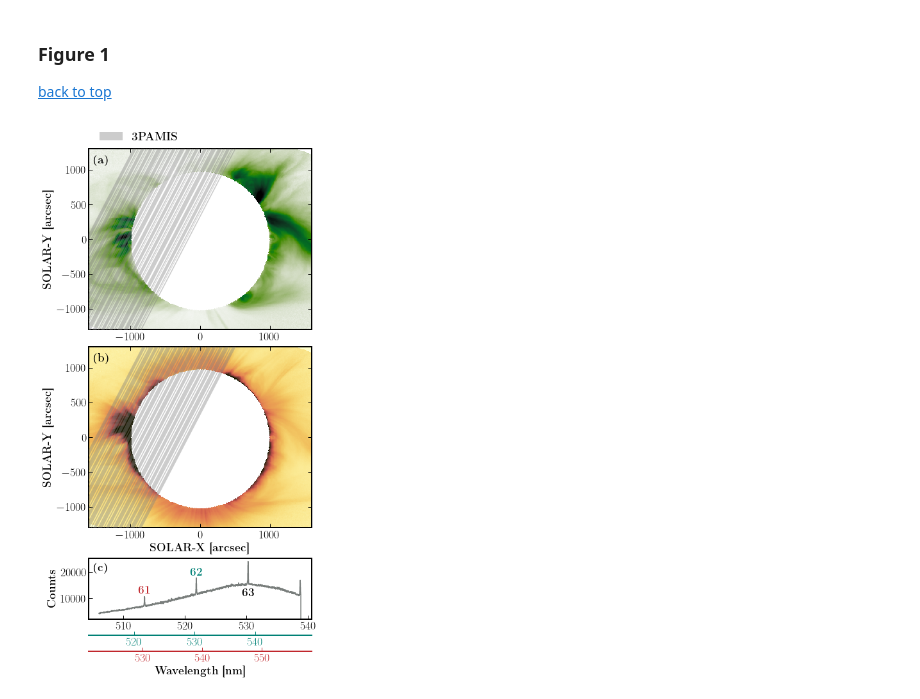
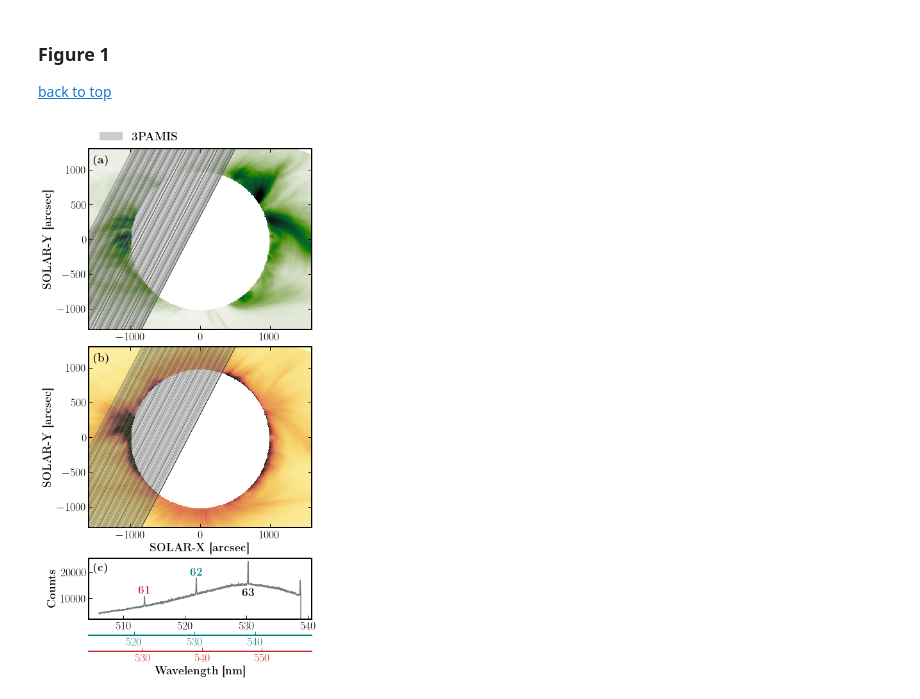
Before and after one commit to yjzhu-solar/Eclipse2017, a Jupyter notebook: ipynb/eclipse_data/obs_summary.ipynb, the cells around one changed output. Saved outputs shown, nothing was run; the diff lists cells and outputs as text; code cells hidden in the pictures.

```diff
--- a/ipynb/eclipse_data/obs_summary.ipynb
+++ b/ipynb/eclipse_data/obs_summary.ipynb
@@ -620,6 +620,8 @@ for ii, green_row_ in totality_green_df_ext.iterrows():
 
         ax1.fill_between(fill_between_x, fill_between_y_bottom, fill_between_y_top, alpha=0.4,color="grey",
                          linewidth=0,label=r"\textbf{3PAMIS}",zorder=3)
+        ax1.plot(fill_between_x, fill_between_y_bottom, alpha=1, color="#373C38",linewidth=0.5)
+        ax1.plot(fill_between_x, fill_between_y_top, alpha=1, color="#373C38",linewidth=0.5)
 
 # plot_eis_fov(ax1,eis_atlas_30_fexiv_intmap_shifted,color="red",alpha=0.5,
 #              label=r"\textbf{EIS}")
@@ -667,8 +669,10 @@ for ii, red_row_ in totality_red_df_ext.iterrows():
         fill_between_y_bottom = straight_line_slope(fill_between_x, slit_center_x, slit_plot_bottom_y,
                                             1./np.tan(np.deg2rad(np.abs(rotate_angle_context))))
 
-        ax2.fill_between(fill_between_x, fill_between_y_bottom, fill_between_y_top, alpha=0.4,color="grey",
+        ax2.fill_between(fill_between_x, fill_between_y_bottom, fill_between_y_top, alpha=0.4,facecolor="grey",
                          linewidth=0,label=r"\textbf{3PAMIS}",zorder=3)
+        ax2.plot(fill_between_x, fill_between_y_bottom, alpha=1, color="#373C38",linewidth=0.5)
+        ax2.plot(fill_between_x, fill_between_y_top, alpha=1, color="#373C38",linewidth=0.5)
 
 
 # plot_eis_fov(ax2,eis_atlas_30_fex_intmap_shifted,color="red",alpha=0.5,
@@ -709,31 +713,31 @@ ax2.set_ylim(ylim_zoomin)
 
 ax2.set_xlabel(r"\textbf{SOLAR-X [arcsec]}",fontsize=18)
 
 ax3.set_ylim(bottom=2e3)
 ax3_62 = ax3.secondary_xaxis('bottom', functions=(order63to62, order62to63))
 ax3_62.spines['bottom'].set_position(('outward', 25))
 ax3_61 = ax3.secondary_xaxis('bottom', functions=(order63to61, order61to63))
 ax3_61.spines['bottom'].set_position(('outward', 50))
 
 ax3.text(530.3*61/63,1.3e4,r"\textbf{61}",fontsize=18,color="#C1272D",va="center",ha="center")
 ax3.text(530.3*62/63,2e4,r"\textbf{62}",fontsize=18,color="#008176",va="center",ha="center")
 ax3.text(530.3,1.2e4,r"\textbf{63}",fontsize=18,va="center",ha="center")
 
 ax3_61.set_xlabel(r"\textbf{Wavelength [nm]}",fontsize=18)
 
 
 for ax_ in (ax3,ax3_62,ax3_61):
     ax_.tick_params(labelsize=18,direction="in",which="major",length=6)
 
 ax3_62.tick_params(colors="#008176")
 ax3_62.spines['bottom'].set_color("#008176")
 ax3_61.tick_params(colors="#C1272D")
 ax3_61.spines['bottom'].set_color("#C1272D")
 
 
 ax3.set_ylabel(r"\textbf{Counts}",fontsize=18)
 
 plt.savefig("../../figs/ms/obs_summary_PaMIS.pdf",dpi=300,format="pdf",
             bbox_inches="tight")
 # %% [output]
-[figure, old version]
+[figure, new version]
```
Also changed, not shown: parts of 1 cell of this notebook, 28 other files.
